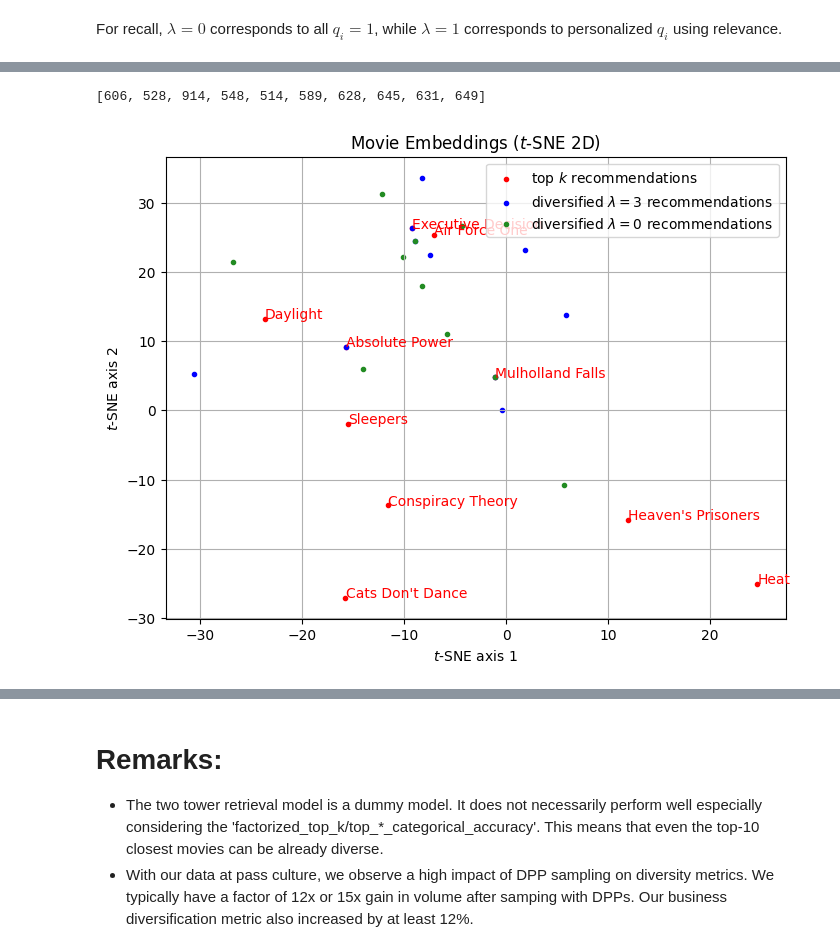
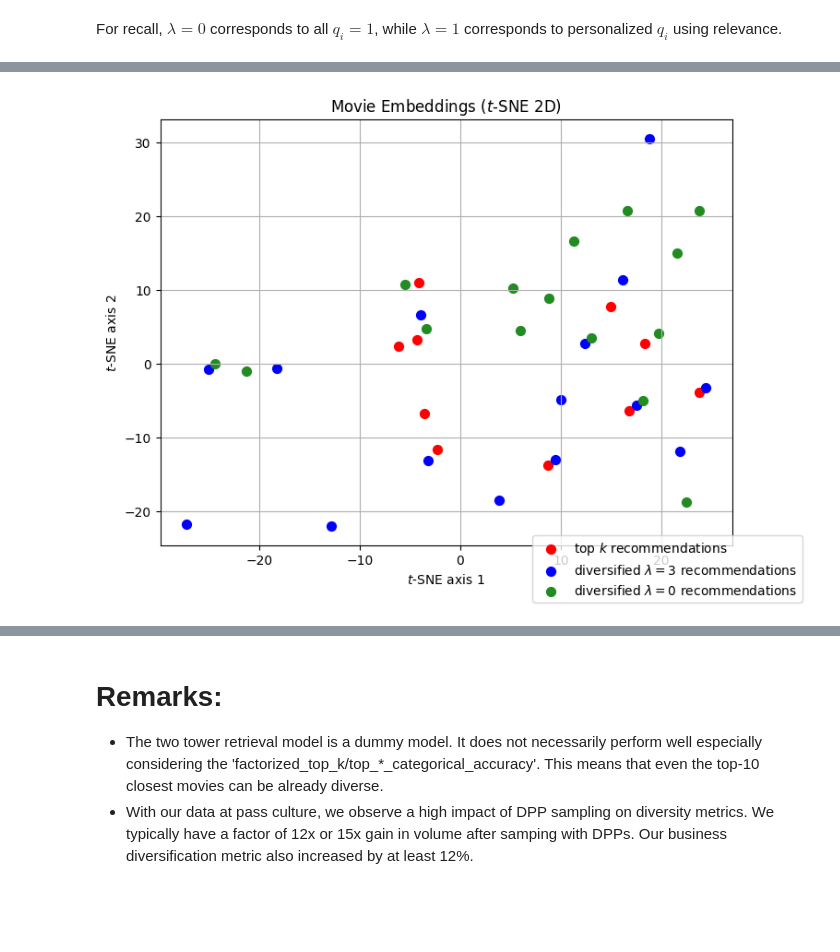
Before and after one commit to pass-culture/dpp-paper-demo, a Jupyter notebook: main.ipynb, the cells around one changed output, grey strips where cells are left out. Saved outputs shown, nothing was run; the diff lists cells and outputs as text; code cells hidden in the pictures; blank space fills up the shorter version.

Commit message:
Fix retrieval (#5)
* fix retrieval to use semantic embeddings + general cleanup and comments

* cleaned up figures

* fixed overlapping points in figure

* fix typo

```diff
--- a/main.ipynb
+++ b/main.ipynb
@@ -179,11 +139,10 @@ results_top_k, results_k_diversified
 # %% [markdown]
 ## Step 2: compute semantic embeddings of movies plot summaries
 # %%
-%%time
 ## Add the semantic embeddings to the df_movies_plots
 
 # Load the model
-model = SentenceTransformer('all-MiniLM-L6-v2')
+embedding_model = SentenceTransformer('all-MiniLM-L6-v2')
 
 # Compute embeddings
-df_movies_plots['plot_semantic_embedding'] = df_movies_plots['PlotSummary'].apply(lambda x: model.encode(x, convert_to_numpy=True))
+df_movies_plots['plot_semantic_embedding'] = df_movies_plots['PlotSummary'].apply(lambda x: embedding_model.encode(x, convert_to_numpy=True))
@@ -460,9 +502,8 @@ from sklearn.manifold import TSNE
 
 # Apply a tSNE on all semantic embeddings
 movies_names_list = df_movies_plots['Title'].to_list()
-mobies_plots_list = df_movies_plots['plot_semantic_embedding'].to_list()
-X = np.array(mobies_plots_list)
-#pca = PCA(n_components=2)
+movies_plots_list = df_movies_plots['plot_semantic_embedding'].to_list()
+X = np.array(movies_plots_list)
 tsne = TSNE(n_components=2)
 X_2d = tsne.fit_transform(X)
 # %% [output]
@@ -475,33 +511,0 @@ Wall time: 2.87 s
-# %%
-def plot_two_sets_of_recos(results_top_k, results_k_diversified, results_k_diversified_no_qi, X_2d):
-    plt.figure(figsize=(8, 6))
-
-    # Plot top_k recommendations
-    # TODO factor this
-    top_k_movies_indices = [movies_names_list.index(movie_name.decode('utf-8')) for movie_name in results_top_k]
-    print(top_k_movies_indices)
-    plt.scatter([X_2d[i, 0] for i in top_k_movies_indices],
-                [X_2d[i, 1] for i in top_k_movies_indices],
-                color='red', label="top $k$ recommendations", marker='.')
-    for movie_id, name in zip(top_k_movies_indices, results_top_k):
-        plt.annotate(name.decode('utf-8'), xy=X_2d[movie_id], xytext=X_2d[movie_id] + 0.02, c='red')
-
-    # Plot diversified recommendations
-    diversified_k_movies_indices = [movies_names_list.index(movie_name.decode('utf-8')) for movie_name in results_k_diversified]
-    plt.scatter([X_2d[i, 0] for i in diversified_k_movies_indices],
-                [X_2d[i, 1] for i in diversified_k_movies_indices],
-                color='blue', label="diversified $\lambda = 3$ recommendations", marker='.')
-
-    # Plot diversified recommendations no q_i
-    diversified_no_qi_k_movies_indices = [movies_names_list.index(movie_name.decode('utf-8')) for movie_name in results_k_diversified_no_qi]
-    plt.scatter([X_2d[i, 0] for i in diversified_no_qi_k_movies_indices],
-                [X_2d[i, 1] for i in diversified_no_qi_k_movies_indices],
-                color='forestgreen', label="diversified $\lambda = 0$ recommendations", marker='.')
-
-
-    plt.title("Movie Embeddings ($t$-SNE 2D)")
-    plt.xlabel("$t$-SNE axis 1")
-    plt.ylabel("$t$-SNE axis 2")
-    plt.legend()
-    plt.grid(True)
-    plt.show()
@@ -508,5 +563,4 @@ def plot_two_sets_of_recos(results_top_k, results_k_diversified, results_k_diver
 # %%
-plot_two_sets_of_recos(results_top_k[0], results_k_diversified[0], results_k_diversified_no_qi[0], X_2d)
+plot_two_sets_of_recos(results_top_k[0], results_k_dpp_lambda_1[0], results_k_dpp_lambda_0[0], X_2d)
 # %% [output]
-[606, 528, 914, 548, 514, 589, 628, 645, 631, 649]
-[figure, old version]
+[figure, new version]
```
Also changed, not shown: parts of 34 cells of this notebook, 1 other file.
